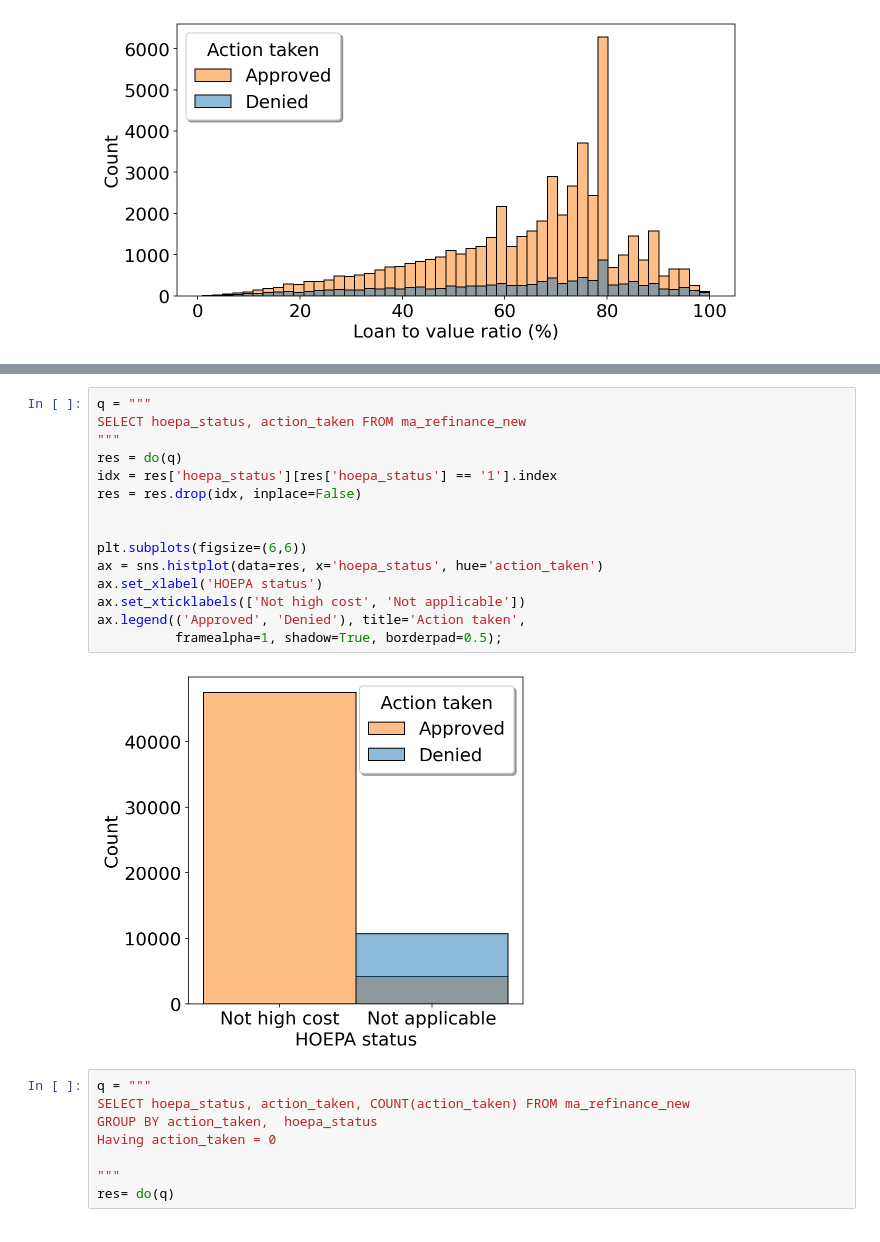
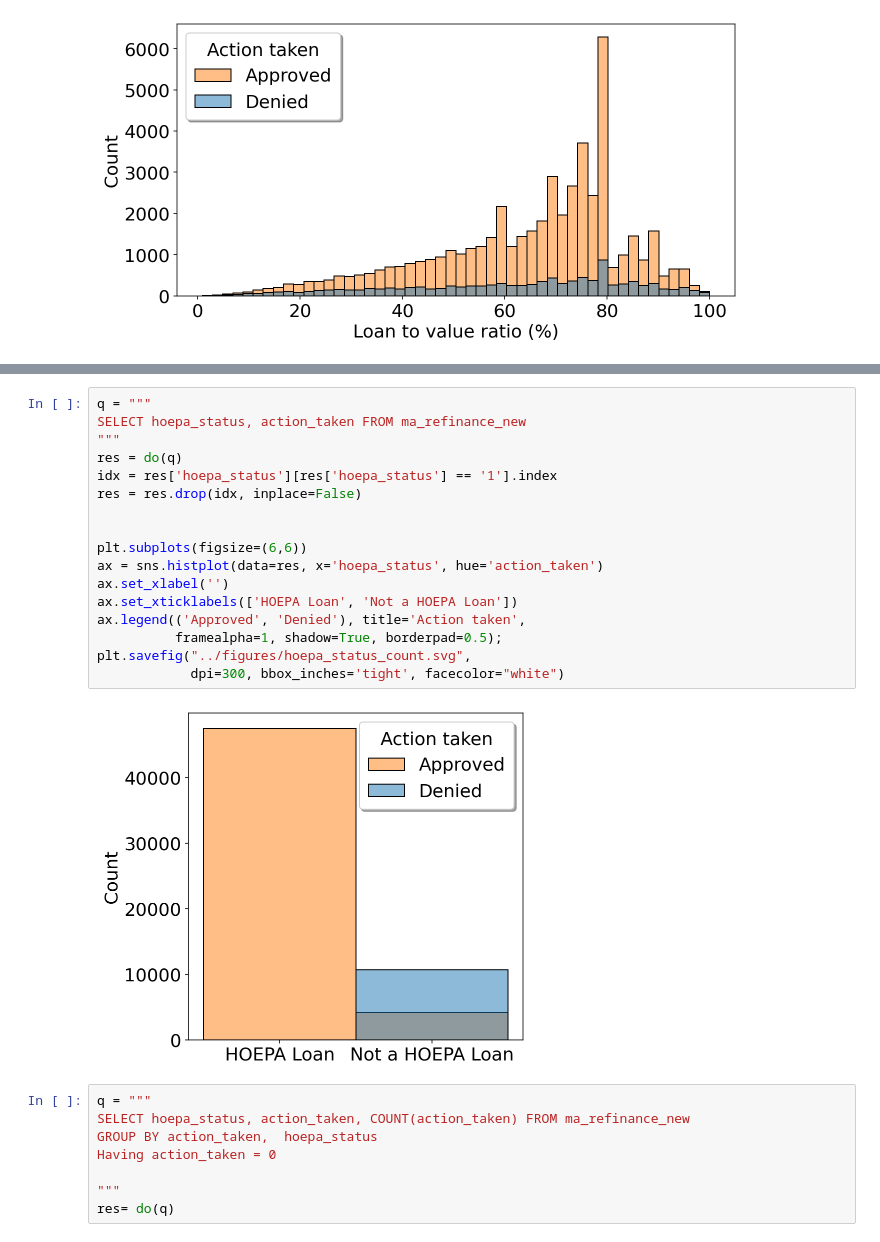
Before and after one commit to weizhao-BME/metis-project3, a Jupyter notebook: src/EDA.ipynb, the cells around one changed output, grey strips where cells are left out. Drawn from its saved outputs; the diff is of its cells as text.

```diff
--- a/src/EDA.ipynb
+++ b/src/EDA.ipynb
@@ -234,20 +243,22 @@ t.legendHandles[0].set_sizes((60, 20))
 # %%
 q = """
 SELECT hoepa_status, action_taken FROM ma_refinance_new
 """
 res = do(q)
 idx = res['hoepa_status'][res['hoepa_status'] == '1'].index
 res = res.drop(idx, inplace=False)
 
 
 plt.subplots(figsize=(6,6))
 ax = sns.histplot(data=res, x='hoepa_status', hue='action_taken')
-ax.set_xlabel('HOEPA status')
-ax.set_xticklabels(['Not high cost', 'Not applicable'])
+ax.set_xlabel('')
+ax.set_xticklabels(['HOEPA Loan', 'Not a HOEPA Loan'])
 ax.legend(('Approved', 'Denied'), title='Action taken',
           framealpha=1, shadow=True, borderpad=0.5);
+plt.savefig("../figures/hoepa_status_count.svg",
+            dpi=300, bbox_inches='tight', facecolor="white")
 # %% [output]
-[figure, old version]
+[figure, new version]
 # %%
 q = """
 SELECT hoepa_status, action_taken, COUNT(action_taken) FROM ma_refinance_new
```
Also changed, not shown: parts of 4 cells of this notebook, 4 other files.
